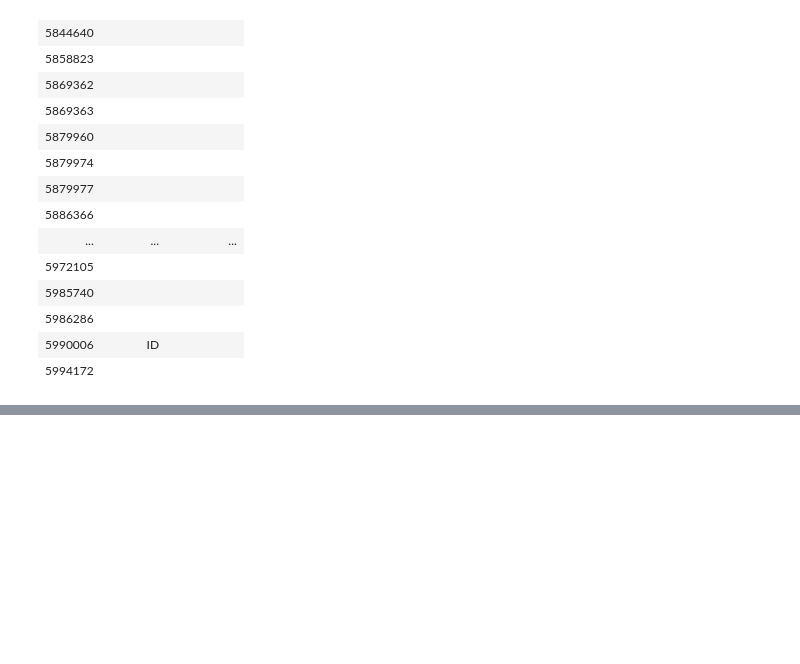
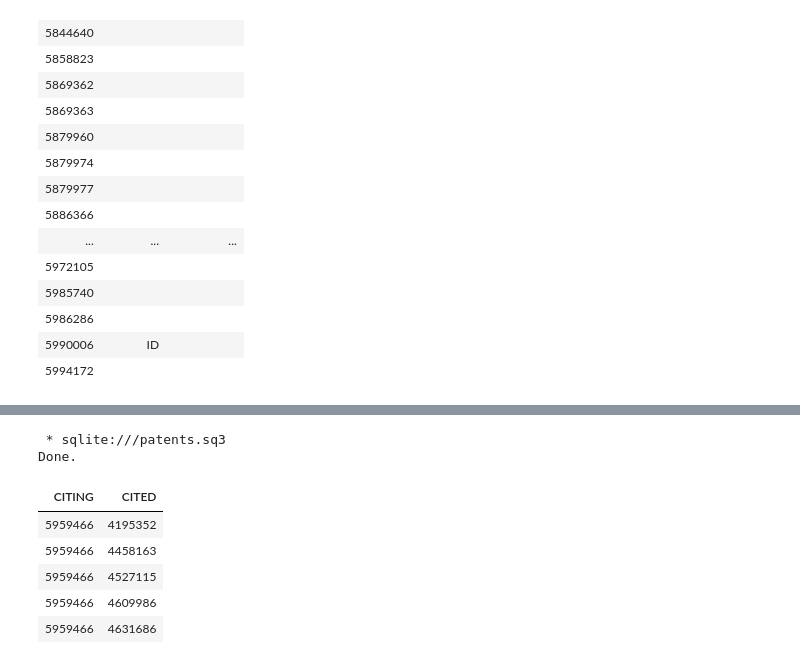
Before and after one commit to kendallahern/lab3-sql-patent2-kendallahern, a Jupyter notebook: Lab03-sqlite-patent.ipynb, the cells around one changed output, grey strips where cells are left out. Saved outputs shown, nothing was run; the diff lists cells and outputs as text; code cells hidden in the pictures; blank space fills up the shorter version.

```diff
--- a/Lab03-sqlite-patent.ipynb
+++ b/Lab03-sqlite-patent.ipynb
@@ -529,0 +591,14 @@ Done.
+# %%
+%%sql
+SELECT * FROM citations
+WHERE CITED = 5959466 OR CITING = 5959466
+LIMIT 5;
+# %% [output]
+ * sqlite:///patents.sq3
+Done.
+| CITING | CITED |
+| 5959466 | 4195352 |
+| 5959466 | 4458163 |
+| 5959466 | 4527115 |
+| 5959466 | 4609986 |
+| 5959466 | 4631686 |
```
Also changed, not shown: parts of 23 cells of this notebook.
